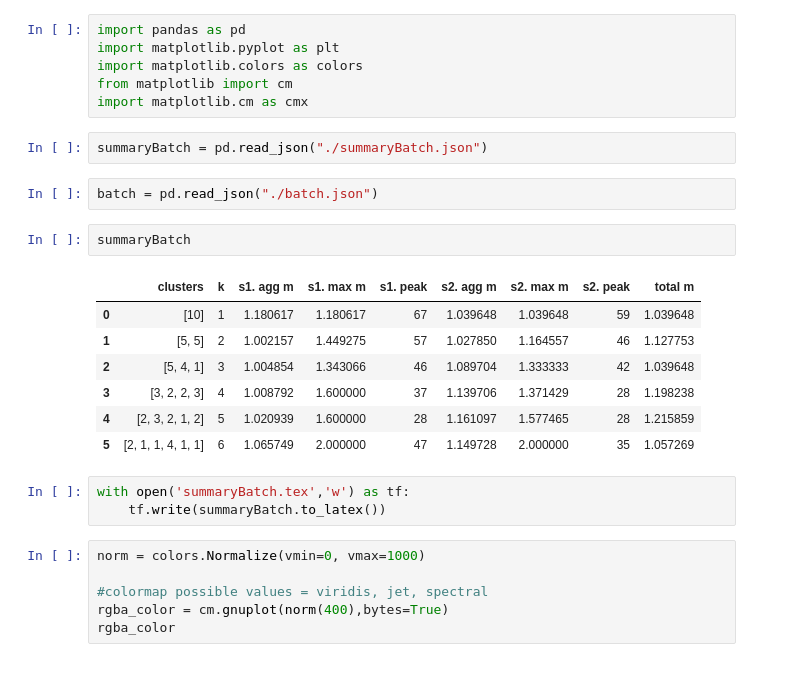
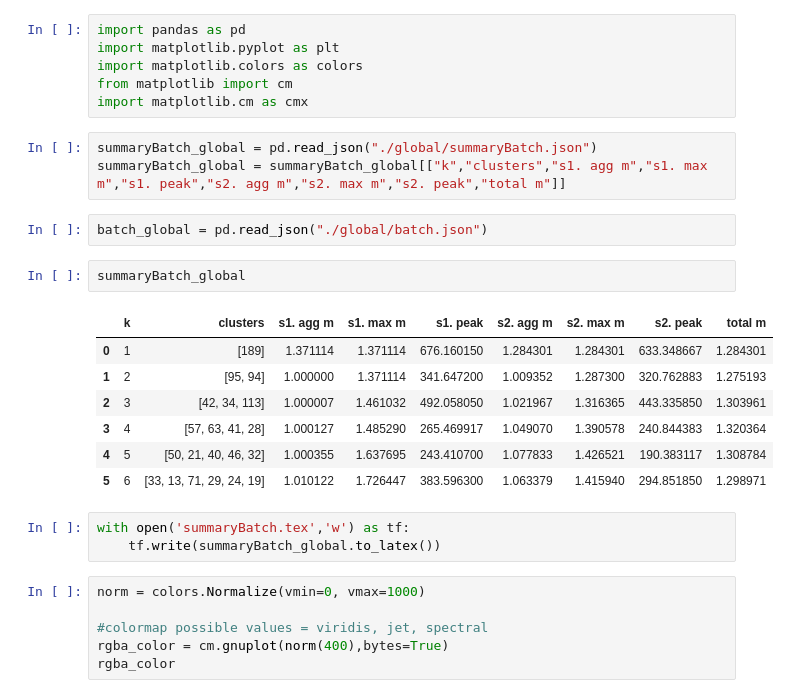
Before and after one commit to vicaba/siot-clustering-viz, a Jupyter notebook: siot-clustering.ipynb, the cells around one changed output. Drawn from its saved outputs; the diff is of its cells as text.

```diff
--- a/siot-clustering.ipynb
+++ b/siot-clustering.ipynb
@@ -4,23 +4,24 @@ import matplotlib.pyplot as plt
 import matplotlib.colors as colors
 from matplotlib import cm
 import matplotlib.cm as cmx
+# %%
+summaryBatch_global = pd.read_json("./global/summaryBatch.json")
+summaryBatch_global = summaryBatch_global[["k","clusters","s1. agg m","s1. max m","s1. peak","s2. agg m","s2. max m","s2. peak","total m"]]
 # %%
-summaryBatch = pd.read_json("./summaryBatch.json")
+batch_global = pd.read_json("./global/batch.json")
-# %%
-batch = pd.read_json("./batch.json")
-# %%
-summaryBatch
-# %% [output]
-|  | clusters | k | s1. agg m | s1. max m | s1. peak | s2. agg m | s2. max m | s2. peak | total m |
-| 0 | [10] | 1 | 1.180617 | 1.180617 | 67 | 1.039648 | 1.039648 | 59 | 1.039648 |
-| 1 | [5, 5] | 2 | 1.002157 | 1.449275 | 57 | 1.027850 | 1.164557 | 46 | 1.127753 |
-| 2 | [5, 4, 1] | 3 | 1.004854 | 1.343066 | 46 | 1.089704 | 1.333333 | 42 | 1.039648 |
-| 3 | [3, 2, 2, 3] | 4 | 1.008792 | 1.600000 | 37 | 1.139706 | 1.371429 | 28 | 1.198238 |
-| 4 | [2, 3, 2, 1, 2] | 5 | 1.020939 | 1.600000 | 28 | 1.161097 | 1.577465 | 28 | 1.215859 |
-| 5 | [2, 1, 1, 4, 1, 1] | 6 | 1.065749 | 2.000000 | 47 | 1.149728 | 2.000000 | 35 | 1.057269 |
+# %%
+summaryBatch_global
+# %% [output]
+|  | k | clusters | s1. agg m | s1. max m | s1. peak | s2. agg m | s2. max m | s2. peak | total m |
+| 0 | 1 | [189] | 1.371114 | 1.371114 | 676.160150 | 1.284301 | 1.284301 | 633.348667 | 1.284301 |
+| 1 | 2 | [95, 94] | 1.000000 | 1.371114 | 341.647200 | 1.009352 | 1.287300 | 320.762883 | 1.275193 |
+| 2 | 3 | [42, 34, 113] | 1.000007 | 1.461032 | 492.058050 | 1.021967 | 1.316365 | 443.335850 | 1.303961 |
+| 3 | 4 | [57, 63, 41, 28] | 1.000127 | 1.485290 | 265.469917 | 1.049070 | 1.390578 | 240.844383 | 1.320364 |
+| 4 | 5 | [50, 21, 40, 46, 32] | 1.000355 | 1.637695 | 243.410700 | 1.077833 | 1.426521 | 190.383117 | 1.308784 |
+| 5 | 6 | [33, 13, 71, 29, 24, 19] | 1.010122 | 1.726447 | 383.596300 | 1.063379 | 1.415940 | 294.851850 | 1.298971 |
 # %%
 with open('summaryBatch.tex','w') as tf:
-    tf.write(summaryBatch.to_latex())
+    tf.write(summaryBatch_global.to_latex())
 # %%
 norm = colors.Normalize(vmin=0, vmax=1000)
 
```
Also changed, not shown: parts of 5 cells of this notebook, 8 other files.
